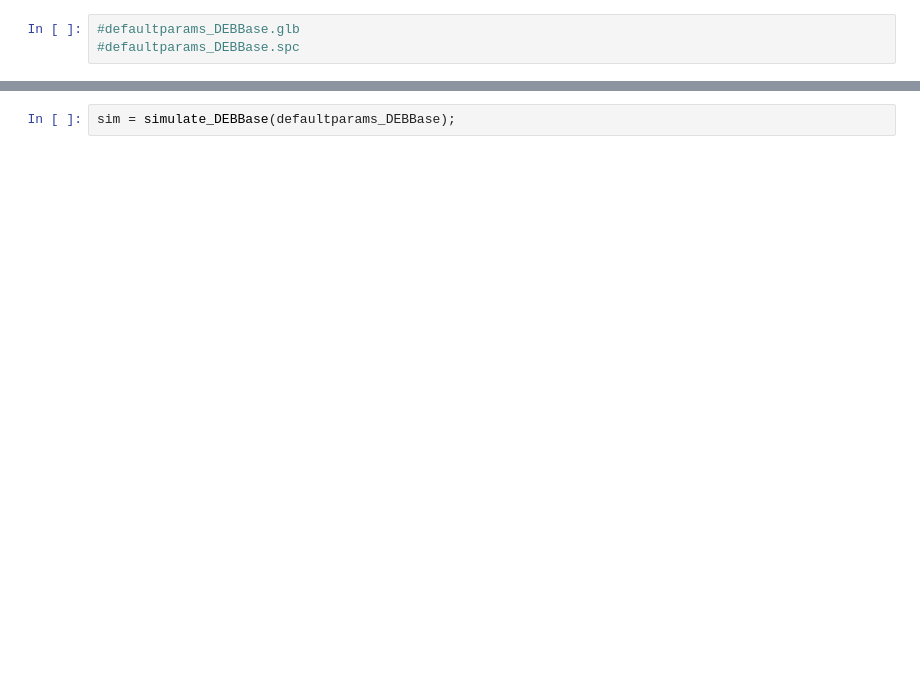
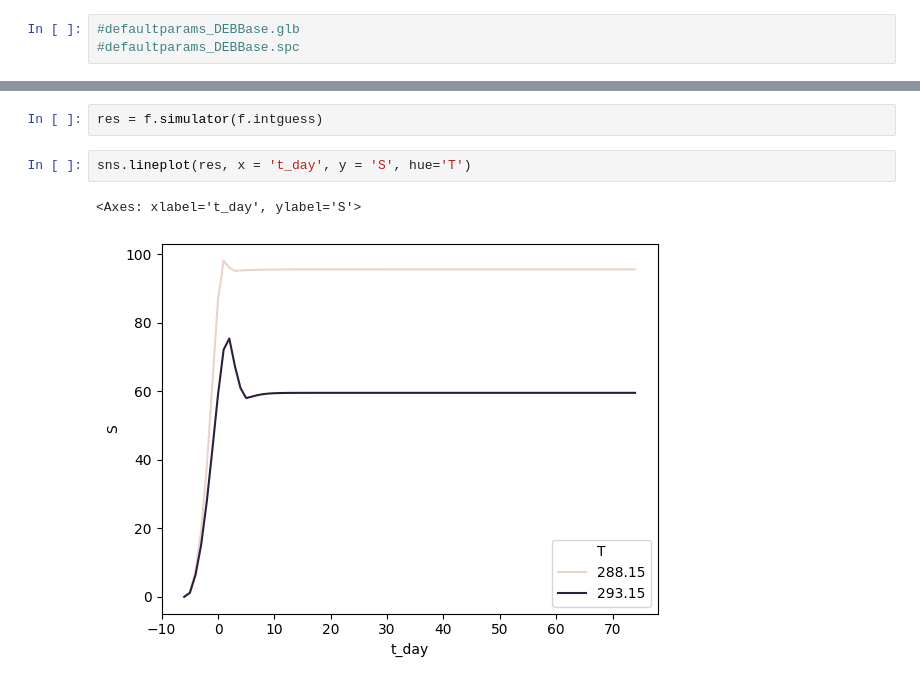
Before and after one commit to EllaRothe/mempyDEB, a Jupyter notebook: Ella.ipynb, the cells around one changed output, grey strips where cells are left out. Saved outputs shown, nothing was run; the diff lists cells and outputs as text; blank space fills up the shorter version.

```diff
--- a/Ella.ipynb
+++ b/Ella.ipynb
@@ -53,2 +42,7 @@ Estimated parameter values: {'Idot_max_rel': np.float64(4.424484055597112), 'eta
-# %%
-sim = simulate_DEBBase(defaultparams_DEBBase);
+# %%
+res = f.simulator(f.intguess)
+# %%
+sns.lineplot(res, x = 't_day', y = 'S', hue='T')
+# %% [output]
+<Axes: xlabel='t_day', ylabel='S'>
+[figure, added]
```
Also changed, not shown: parts of 4 cells of this notebook, 4 other files.
